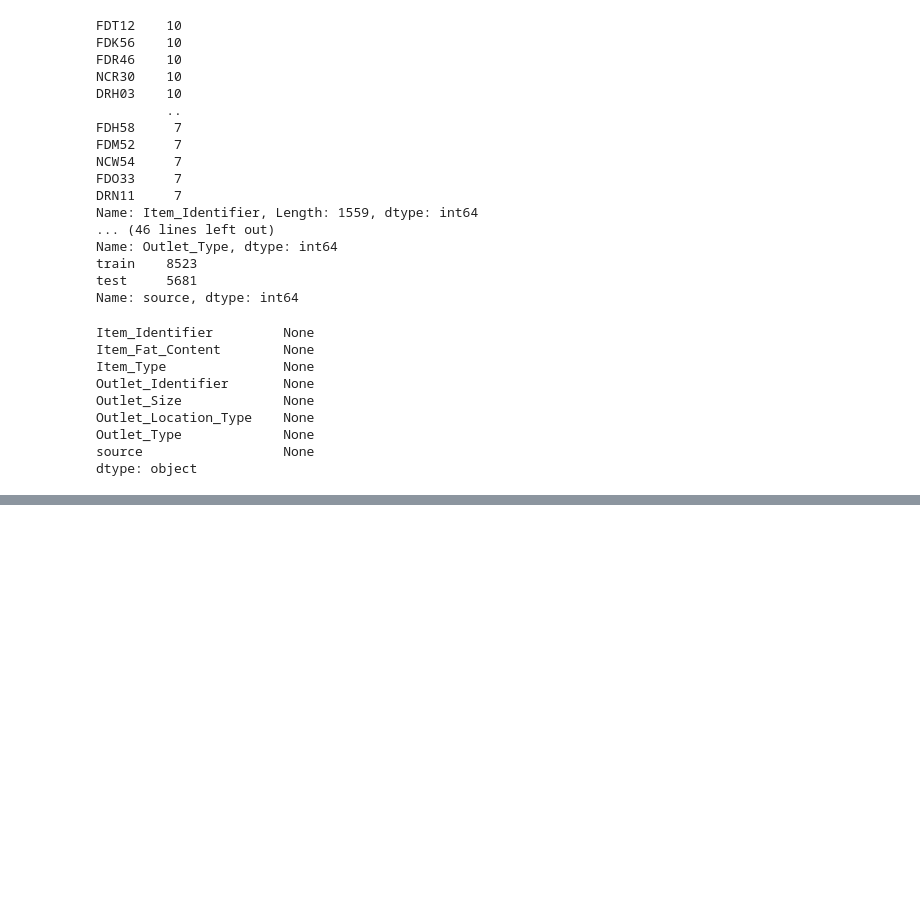
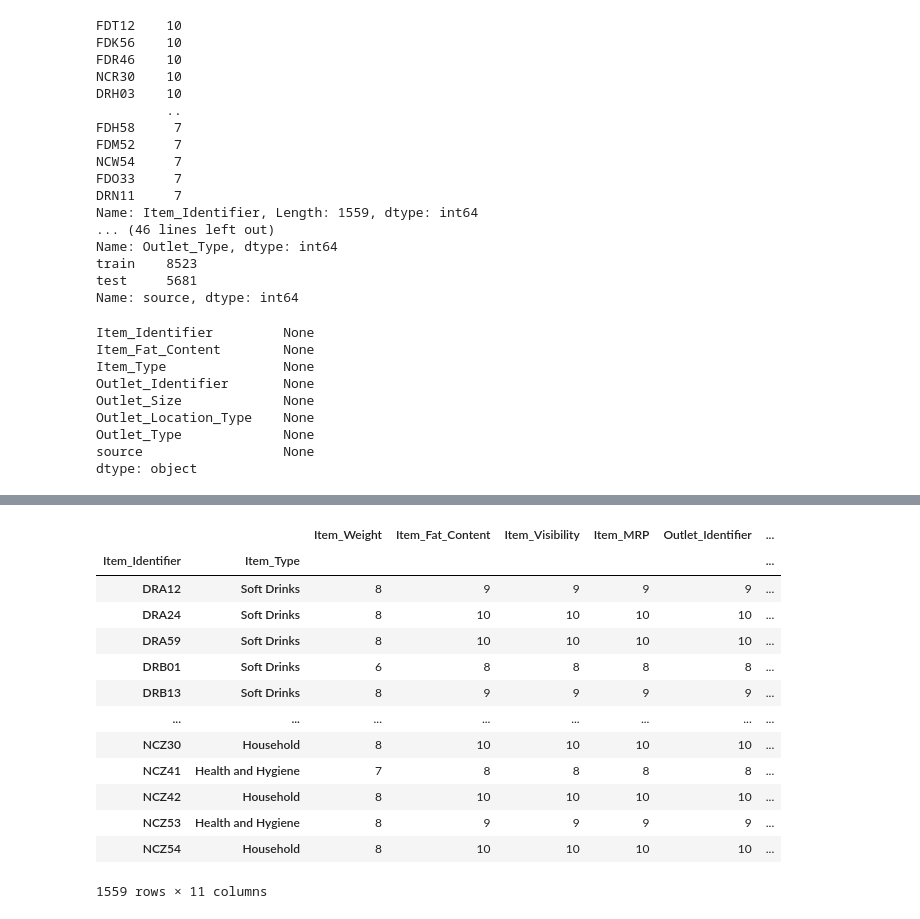
Before and after one commit to thiyanesh17/Datascience_Tasks, a Jupyter notebook: Bigmart_TG_practice.ipynb, the cells around one changed output, grey strips where cells are left out. Saved outputs shown, nothing was run; the diff lists cells and outputs as text; code cells hidden in the pictures; blank space fills up the shorter version.

```diff
--- a/Bigmart_TG_practice.ipynb
+++ b/Bigmart_TG_practice.ipynb
@@ -242,0 +290,17 @@ dtype: object
+# %%
+df.groupby(by = ['Item_Identifier','Item_Type']).count()
+# %% [output]
+|  |  | Item_Weight | Item_Fat_Content | Item_Visibility | Item_MRP | Outlet_Identifier | ... |
+| Item_Identifier | Item_Type |  |  |  |  |  | ... |
+| DRA12 | Soft Drinks | 8 | 9 | 9 | 9 | 9 | ... |
+| DRA24 | Soft Drinks | 8 | 10 | 10 | 10 | 10 | ... |
+| DRA59 | Soft Drinks | 8 | 10 | 10 | 10 | 10 | ... |
+| DRB01 | Soft Drinks | 6 | 8 | 8 | 8 | 8 | ... |
+| DRB13 | Soft Drinks | 8 | 9 | 9 | 9 | 9 | ... |
+| ... | ... | ... | ... | ... | ... | ... | ... |
+| NCZ30 | Household | 8 | 10 | 10 | 10 | 10 | ... |
+| NCZ41 | Health and Hygiene | 7 | 8 | 8 | 8 | 8 | ... |
+| NCZ42 | Household | 8 | 10 | 10 | 10 | 10 | ... |
+| NCZ53 | Health and Hygiene | 8 | 9 | 9 | 9 | 9 | ... |
+| NCZ54 | Household | 8 | 10 | 10 | 10 | 10 | ... |
+1559 rows × 11 columns
```
Also changed, not shown: parts of 39 cells of this notebook.
